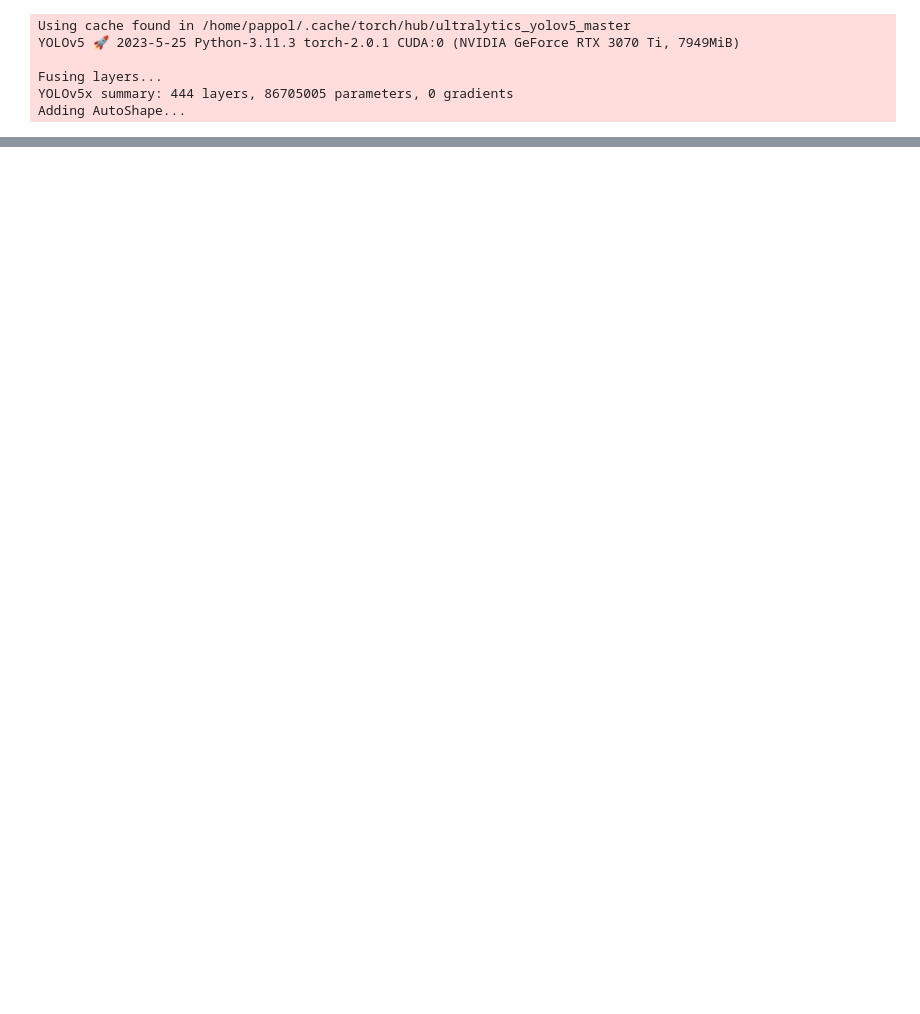
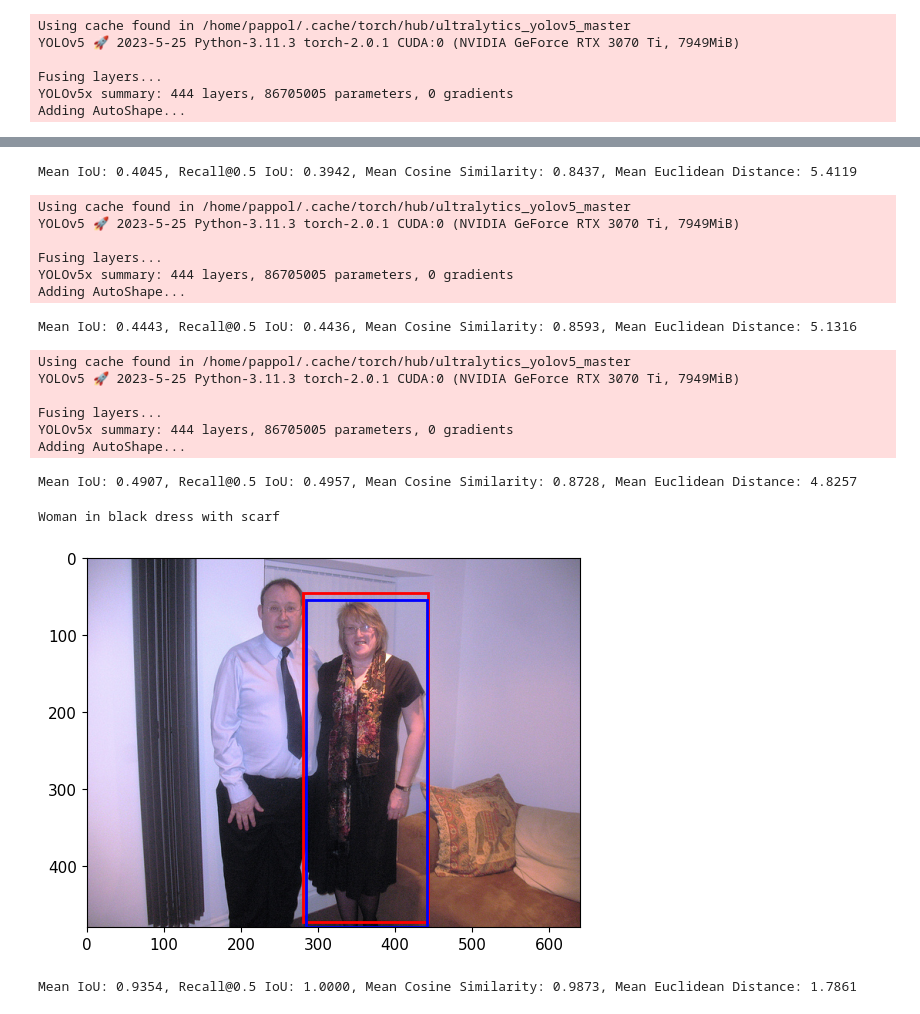
Before and after one commit to nicolazilio0/deepRiccy, a Jupyter notebook: final_notebook.ipynb, the cells around one changed output, grey strips where cells are left out. Saved outputs shown, nothing was run; the diff lists cells and outputs as text; code cells hidden in the pictures; blank space fills up the shorter version.

Commit message:
optimization quite good

```diff
--- a/final_notebook.ipynb
+++ b/final_notebook.ipynb
@@ -363,6 +376,15 @@ def convert_bbox(bbox, img):
 # yolo bbox include class and precision, drop them
 def convert_yolo_bbox(bbox):
     return bbox[:4]
+# %%
+def load_dataframe(path):
+    #load json
+    with open(path) as json_file:
+        data = json.load(json_file)
+        #create dataframe
+        df = pd.DataFrame(data)
+
+    return df
 # %%
 # test model on a number N of images and print metrics each tenth of the images
 def test_on_n_images(model, dataset, N):
@@ -614,9 +637,9 @@ class Coco(Dataset):
 #dataset.dataset
 # %%
 def process_stable_images(index,clip_model, device):
-  stable_input1=Image.open("stable_diffusion/stable_diffusion_"+str(index)+"_1.jpg")
-  stable_input2=Image.open("stable_diffusion/stable_diffusion_"+str(index)+"_2.jpg")
-  stable_input3=Image.open("stable_diffusion/stable_diffusion_"+str(index)+"_3.jpg")
+  stable_input1=Image.open("stable_diffusion/2/stable_diffusion_"+str(index)+"_1.jpg")
+  stable_input2=Image.open("stable_diffusion/2/stable_diffusion_"+str(index)+"_2.jpg")
+  stable_input3=Image.open("stable_diffusion/2/stable_diffusion_"+str(index)+"_3.jpg")
 
 
 
@@ -1045,0 +1659,36 @@ validate(stable_model, dataset.get_test())
+# %%
+validate(optim, dataset.get_validation())
+# %% [output]
+Mean IoU: 0.4045, Recall@0.5 IoU: 0.3942, Mean Cosine Similarity: 0.8437, Mean Euclidean Distance: 5.4119
+# %%
+mixed = VisualGrounding_mixed_optim('yolov5x', 'ViT-B/32', local_path, local_annotations)
+# %% [output]
+Using cache found in /home/pappol/.cache/torch/hub/ultralytics_yolov5_master
+YOLOv5 🚀 2023-5-25 Python-3.11.3 torch-2.0.1 CUDA:0 (NVIDIA GeForce RTX 3070 Ti, 7949MiB)
+
+Fusing layers...
+YOLOv5x summary: 444 layers, 86705005 parameters, 0 gradients
+Adding AutoShape...
+# %%
+validate(mixed, dataset.get_validation())
+# %% [output]
+Mean IoU: 0.4443, Recall@0.5 IoU: 0.4436, Mean Cosine Similarity: 0.8593, Mean Euclidean Distance: 5.1316
+# %%
+final = VisualGrounding_base_mixed_optim('yolov5x', 'ViT-B/32', local_path, local_annotations)
+# %% [output]
+Using cache found in /home/pappol/.cache/torch/hub/ultralytics_yolov5_master
+YOLOv5 🚀 2023-5-25 Python-3.11.3 torch-2.0.1 CUDA:0 (NVIDIA GeForce RTX 3070 Ti, 7949MiB)
+
+Fusing layers...
+YOLOv5x summary: 444 layers, 86705005 parameters, 0 gradients
+Adding AutoShape...
+# %%
+validate(final, dataset.get_validation())
+# %% [output]
+Mean IoU: 0.4907, Recall@0.5 IoU: 0.4957, Mean Cosine Similarity: 0.8728, Mean Euclidean Distance: 4.8257
+# %%
+test_on_one_image(final, dataset.get_validation(), 555)
+# %% [output]
+Woman in black dress with scarf
+[figure, added]
+Mean IoU: 0.9354, Recall@0.5 IoU: 1.0000, Mean Cosine Similarity: 0.9873, Mean Euclidean Distance: 1.7861
```
Also changed, not shown: parts of 29 cells of this notebook.
